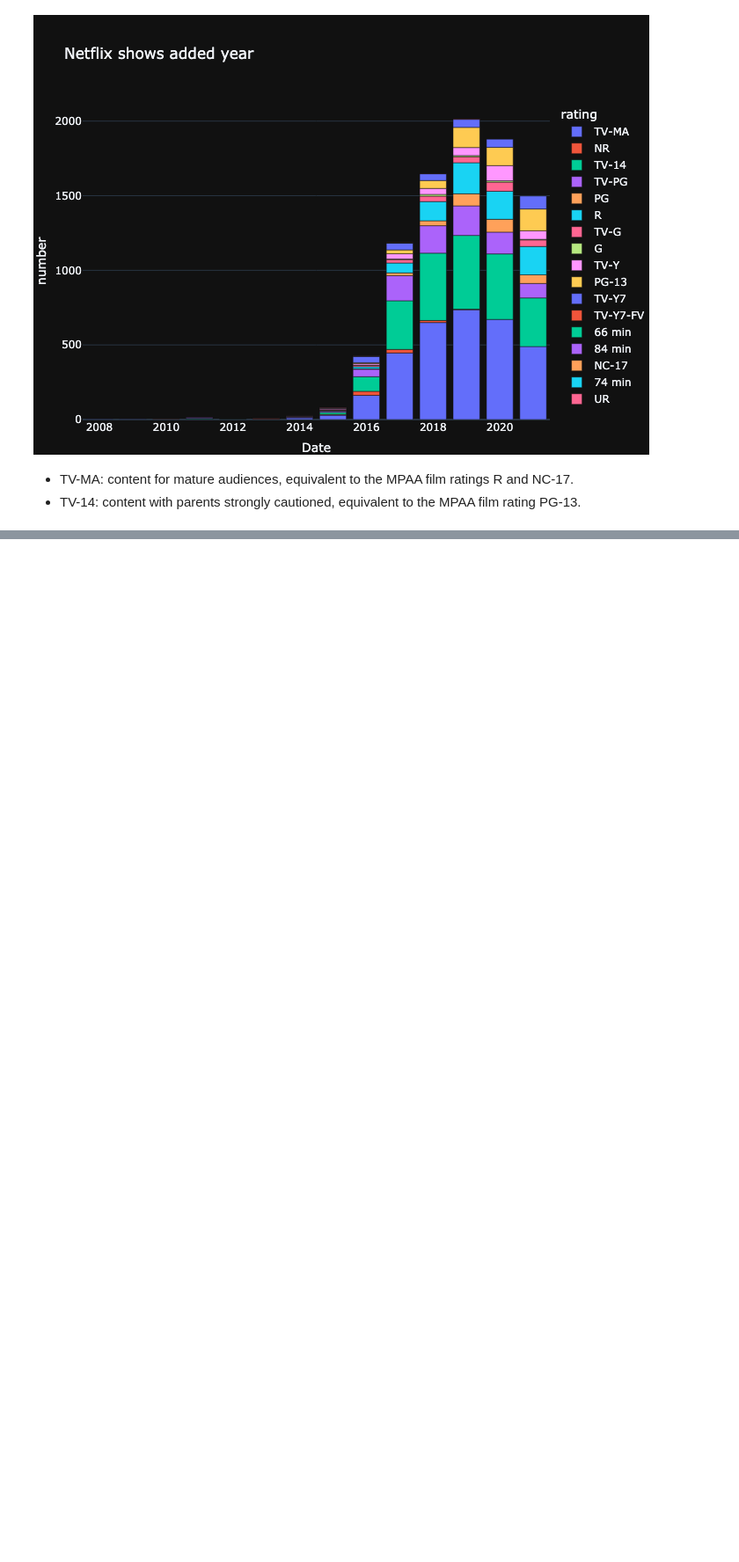
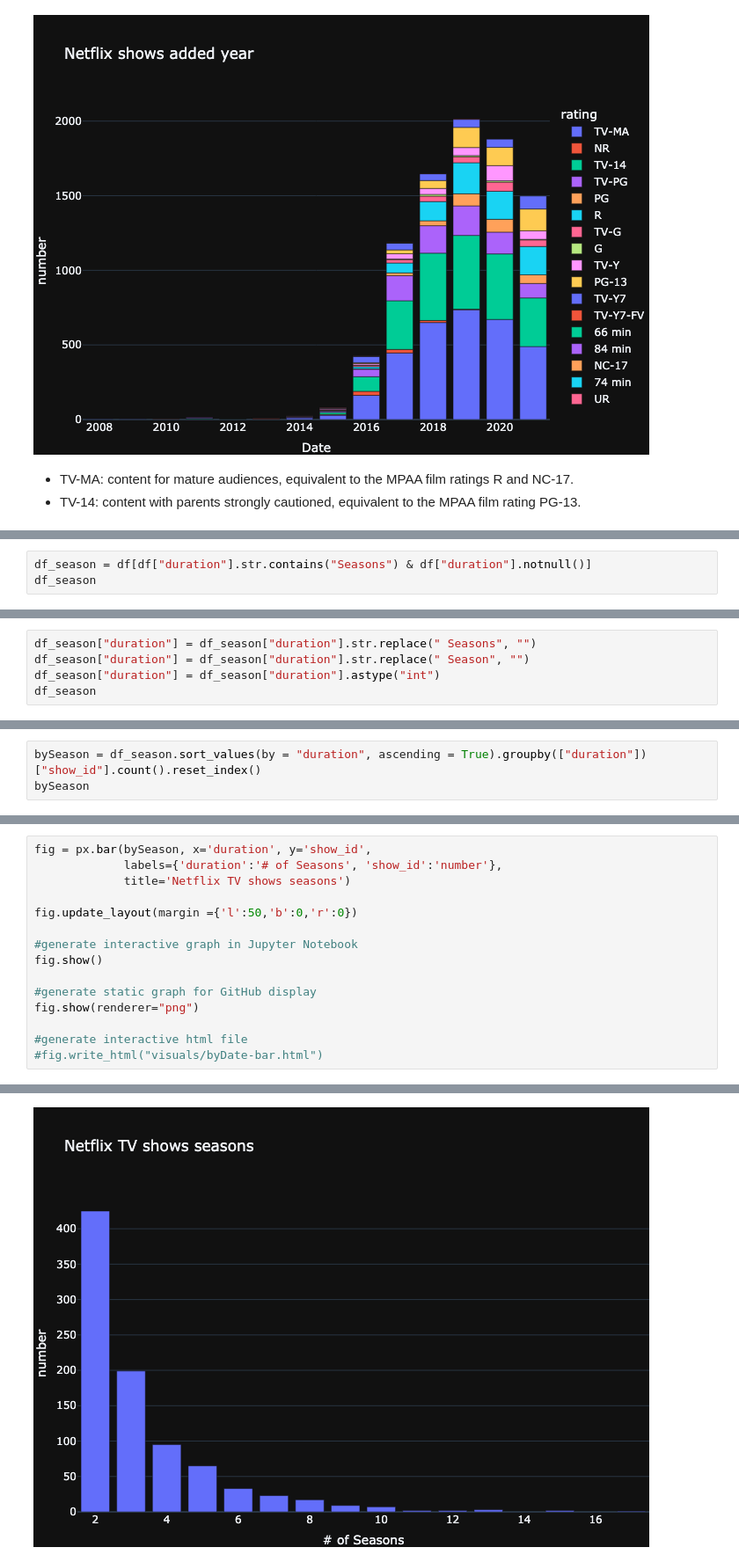
Before and after one commit to dailyLi/netflix, a Jupyter notebook: netflix_EDA.ipynb, the cells around one changed output, grey strips where cells are left out. Shown at 88% size. Cells and saved outputs as stored; diff of their text form; blank space fills up the shorter version.

```diff
--- a/netflix_EDA.ipynb
+++ b/netflix_EDA.ipynb
@@ -174,0 +293,3 @@ fig.show(renderer="png")
+# %%
+df_season = df[df["duration"].str.contains("Seasons") & df["duration"].notnull()]
+df_season
@@ -174,0 +310,5 @@ fig.show(renderer="png")
+# %%
+df_season["duration"] = df_season["duration"].str.replace(" Seasons", "")
+df_season["duration"] = df_season["duration"].str.replace(" Season", "")
+df_season["duration"] = df_season["duration"].astype("int")
+df_season
@@ -174,0 +347,3 @@ fig.show(renderer="png")
+# %%
+bySeason = df_season.sort_values(by = "duration", ascending = True).groupby(["duration"])["show_id"].count().reset_index()
+bySeason
@@ -174,0 +366,16 @@ fig.show(renderer="png")
+# %%
+fig = px.bar(bySeason, x='duration', y='show_id',
+             labels={'duration':'# of Seasons', 'show_id':'number'},
+             title='Netflix TV shows seasons')
+
+fig.update_layout(margin ={'l':50,'b':0,'r':0})
+
+#generate interactive graph in Jupyter Notebook
+fig.show()
+
+#generate static graph for GitHub display
+fig.show(renderer="png")
+
+#generate interactive html file
+#fig.write_html("visuals/byDate-bar.html")
+# %% [output]
@@ -174,0 +383 @@ fig.show(renderer="png")
+[figure, added]
```
Also changed, not shown: parts of 11 cells of this notebook.
